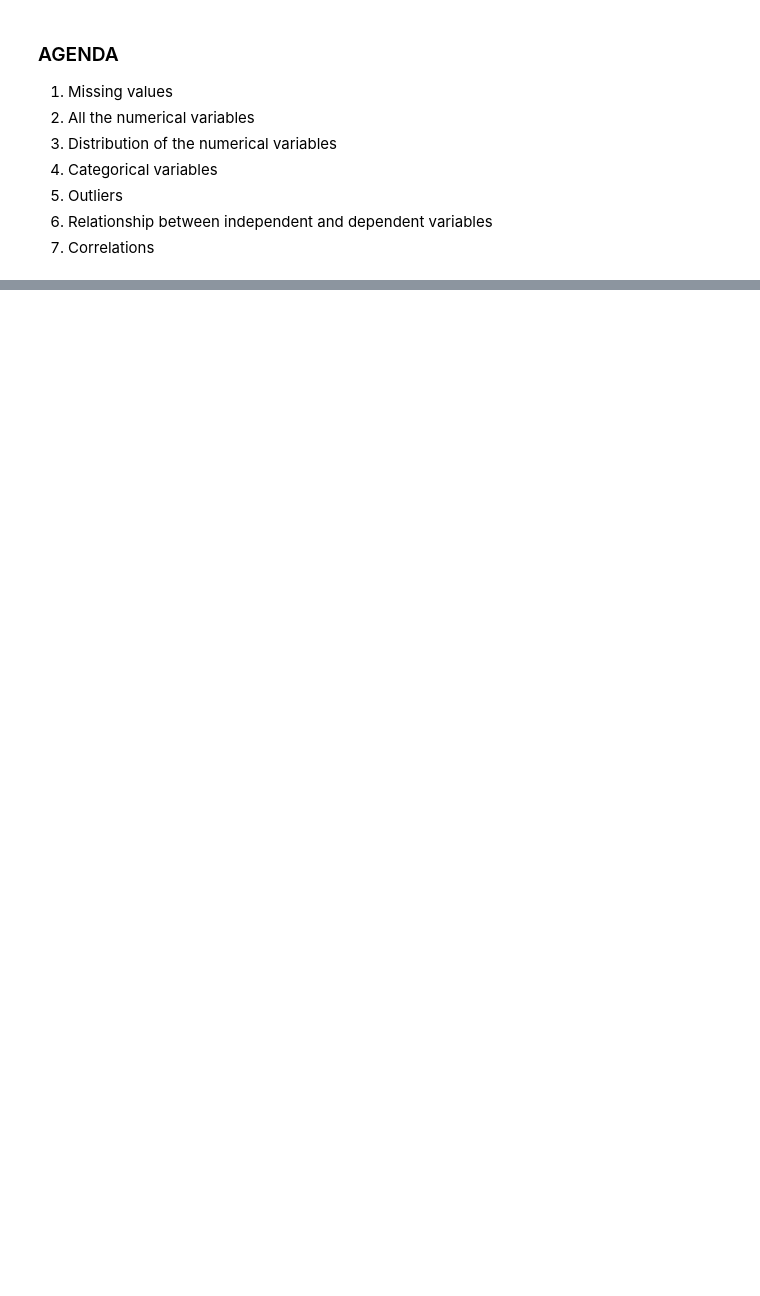
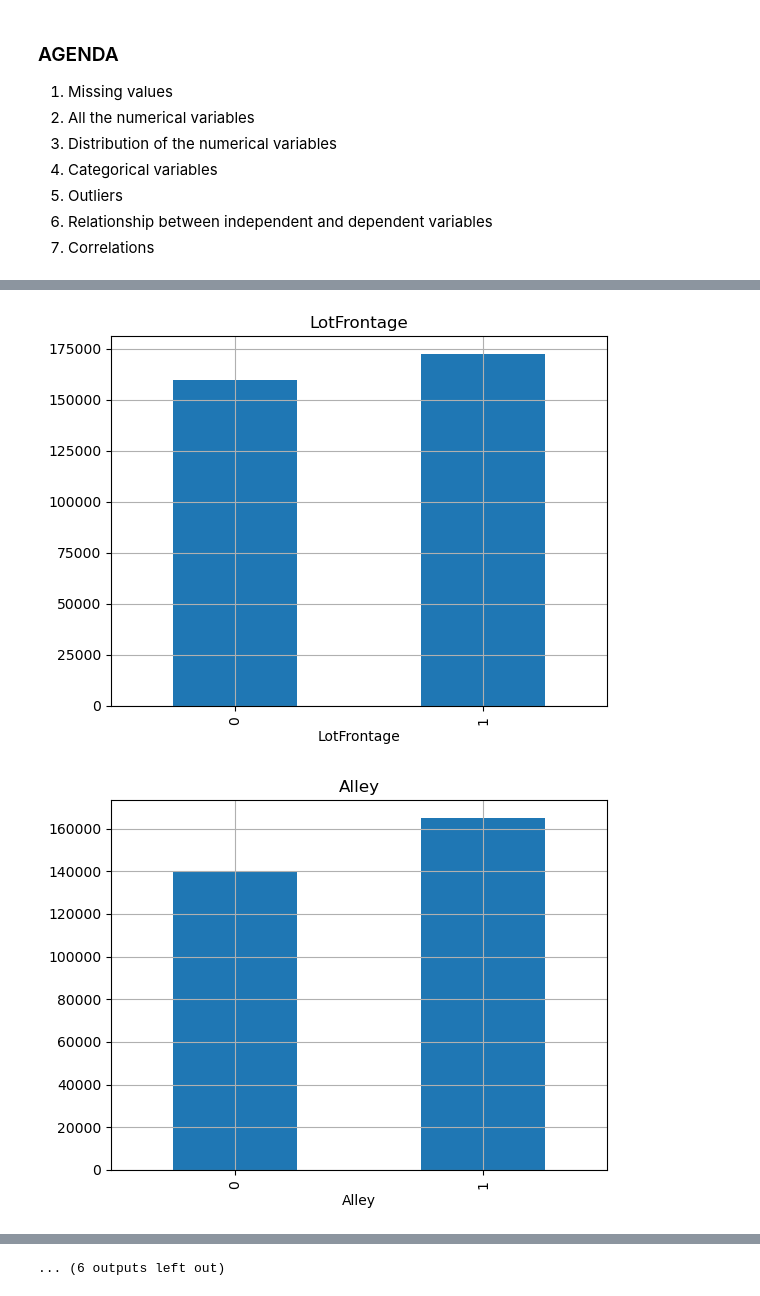
Before and after one commit to aziart/fsds, a Jupyter notebook: 05 - temp/temp.ipynb, the cells around one changed output, grey strips where cells are left out. Drawn from its saved outputs; the diff is of its cells as text; code cells hidden in the pictures; blank space fills up the shorter version.

```diff
--- a/05 - temp/temp.ipynb
+++ b/05 - temp/temp.ipynb
@@ -37,8 +37,13 @@ Shape of the dataframe is
 6. Relationship between independent and dependent variables
 7. Correlations
 # %%
-# print out all the features with missing values
+#UPC
+nan_feat = {}
 feats_w_na = [feature for feature in train_df.columns if train_df[feature].isnull().sum()>1]
 for feat in feats_w_na:
-    print("{:12} feature has %{:>5} missing values".format(feat, np.round(train_df[feat].isnull().mean()*100, 2)))
+    nan_feat[feat] = np.round(train_df[feat].isnull().mean()*100, 2)
+
+for i in range(len(nan_feat)):
+    print("{:12} feature has %{:<5} missing values".format(max(nan_feat.items(), key=lambda x: x[1])[0],
+                                                           np.round(nan_feat.pop(max(nan_feat.items(), key=lambda x: x[1])[0]), 2)))
 # %% [output]
@@ -62,0 +68,15 @@ MiscFeature  feature has % 96.3 missing values
+# %%
+for feat in feats_w_na:
+    data = train_df.copy()
+
+    # create variables that indicate 1 if the observation was missing or 0 if not
+    data[feat] = np.where(data[feat].isnull(),1,0)
+
+    #calculate the mean SalePrice where the information is missing or present
+    data.groupby(feat)['SalePrice'].median().plot.bar()
+    plt.title(feat)
+    plt.grid(True)
+    plt.show()
+# %% [output]
+[figure, added]
+[figure, added]
@@ -62,0 +93 @@ MiscFeature  feature has % 96.3 missing values
+... (6 outputs left out)
```
Also changed, not shown: parts of 6 cells of this notebook, 1 other file.
